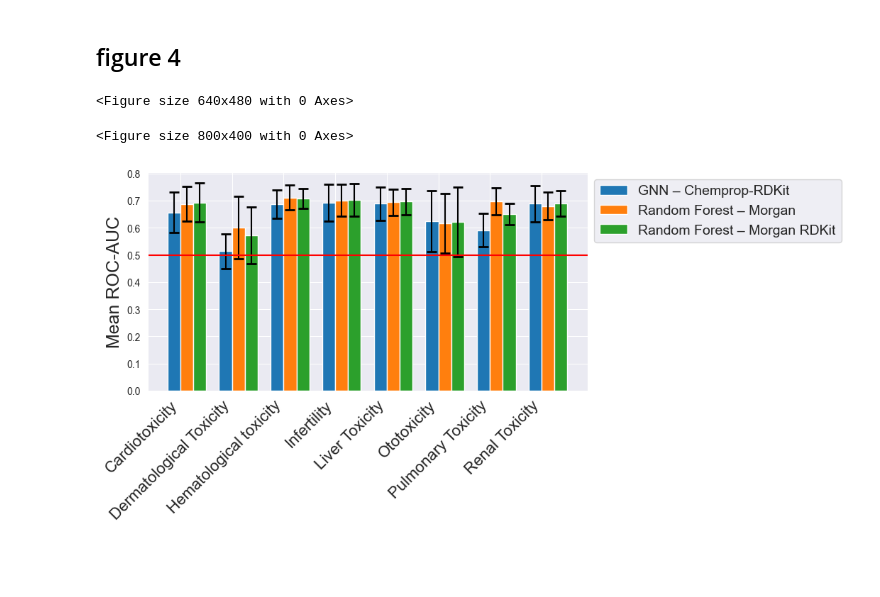
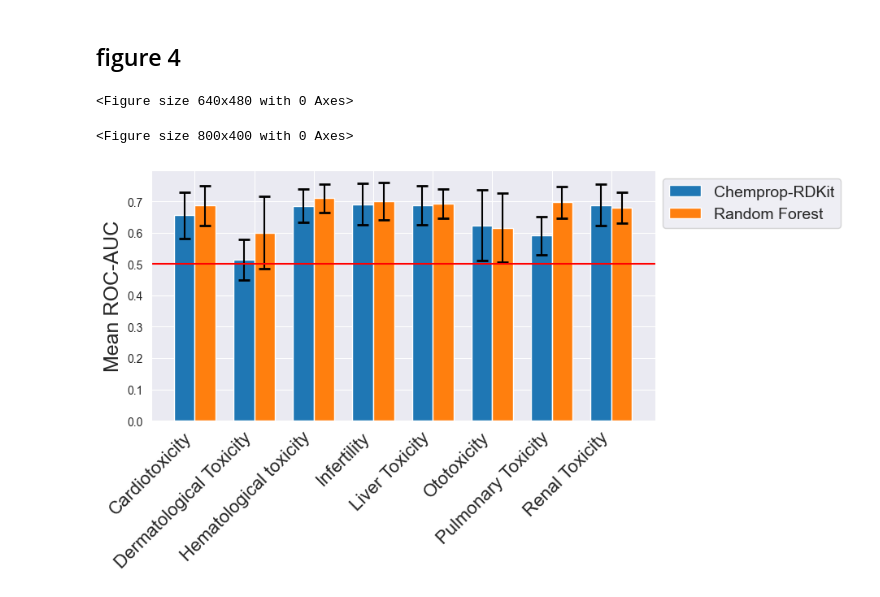
Before and after one commit to jsilbergDS/UniTox, a Jupyter notebook: Results/generate_paper_figures.ipynb, the cells around one changed output. Saved outputs shown, nothing was run; the diff lists cells and outputs as text; code cells hidden in the pictures; blank space fills up the shorter version.

Commit message:
Updating to only use RF with Morgan, not Morgan RDKit since results are comparable

```diff
--- a/Results/generate_paper_figures.ipynb
+++ b/Results/generate_paper_figures.ipynb
@@ -235,11 +235,8 @@ model_dir = Path("../Models")
 chemprop_ternary_scaffold = pd.read_csv(model_dir / "chemprop_rdkit_confident_ternary_rating_0_1_scaffold_balanced/test_scores.csv")
 chemprop_binary_scaffold = pd.read_csv(model_dir / "chemprop_rdkit_binary_rating_0_1_scaffold_balanced/test_scores.csv")
 
-rf_morgan_ternary_scaffold = pd.read_csv("../Models_New/random_forest_morgan_confident_ternary_rating_0_1_scaffold_balanced/test_scores.csv")
-rf_morgan_binary_scaffold = pd.read_csv("../Models_New/random_forest_morgan_binary_rating_0_1_scaffold_balanced/test_scores.csv")
-
-rf_morgan_rdkit_ternary_scaffold = pd.read_csv("../Models_New/random_forest_morgan_rdkit_confident_ternary_rating_0_1_scaffold_balanced/test_scores.csv")
-rf_morgan_rdkit_binary_scaffold = pd.read_csv("../Models_New/random_forest_morgan_rdkit_binary_rating_0_1_scaffold_balanced/test_scores.csv")
+rf_ternary_scaffold = pd.read_csv(model_dir / "random_forest_confident_ternary_rating_0_1_scaffold_balanced/test_scores.csv")
+rf_binary_scaffold = pd.read_csv(model_dir / "random_forest_binary_rating_0_1_scaffold_balanced/test_scores.csv")
 # %%
 task_map = {
     "cardio_toxicity": "Cardiotoxicity",
@@ -256,29 +253,29 @@ figures_dir = Path("../Figures")
 figures_dir.mkdir(parents=True, exist_ok=True)
 # %%
 # Now plot both the chemprop ternary scaffold and chemprop binary scaffold on the same plot with side-by-side bar plots
-for rating_type, chemprop, rf_morgan, rf_morgan_rdkit in [("confident_ternary", chemprop_ternary_scaffold, rf_morgan_ternary_scaffold, rf_morgan_rdkit_ternary_scaffold), ("binary", chemprop_binary_scaffold, rf_morgan_binary_scaffold, rf_morgan_rdkit_binary_scaffold)]:
+for rating_type, chemprop, rf in [("confident_ternary", chemprop_ternary_scaffold, rf_ternary_scaffold), ("binary", chemprop_binary_scaffold, rf_binary_scaffold)]:
     plt.clf()
     fig, ax = plt.subplots(1, 1, figsize=(8, 4))
-    bar_width = 0.25
+    bar_width = 0.35
     x_axis = np.arange(len(chemprop))
 
-    for i, (model_name, results) in enumerate([("Chemprop-RDKit GNN", chemprop), ("Random Forest Morgan", rf_morgan), ("Random Forest – Morgan RDKit", rf_morgan_rdkit)]):
+    for i, (model_name, results) in enumerate([("Chemprop-RDKit", chemprop), ("Random Forest", rf)]):
         ax.bar(x_axis + i * bar_width, results["Mean auc"], bar_width, label=model_name)
         ax.errorbar(x=x_axis + i * bar_width,
                     y=results["Mean auc"],
                     yerr=results["Standard deviation auc"],
                     fmt='none',  # No markers
                     ecolor='black',  # Color of the error bars
                     capsize=5,  # Length of the error bar caps
                     capthick=2)  # Thickness of the error bar caps
 
     ax.set_xticks(x_axis + bar_width / 2)
     ax.set_xticklabels([x.replace("Hematotoxicity", "Hematological toxicity") for x in tasks], rotation=45, ha="right", fontsize=16)
     ax.legend(fontsize=14, bbox_to_anchor=(1, 1))
     ax.set_ylabel("Mean ROC-AUC", fontsize=18)
     ax.axhline(0.5, color="red")
     plt.savefig(figures_dir / f"{rating_type}_scaffold.pdf", bbox_inches="tight")
 # %% [output]
 <Figure size 640x480 with 0 Axes>
 <Figure size 800x400 with 0 Axes>
-[figure, old version]
+[figure, new version]
```
Also changed, not shown: 9 other files.
